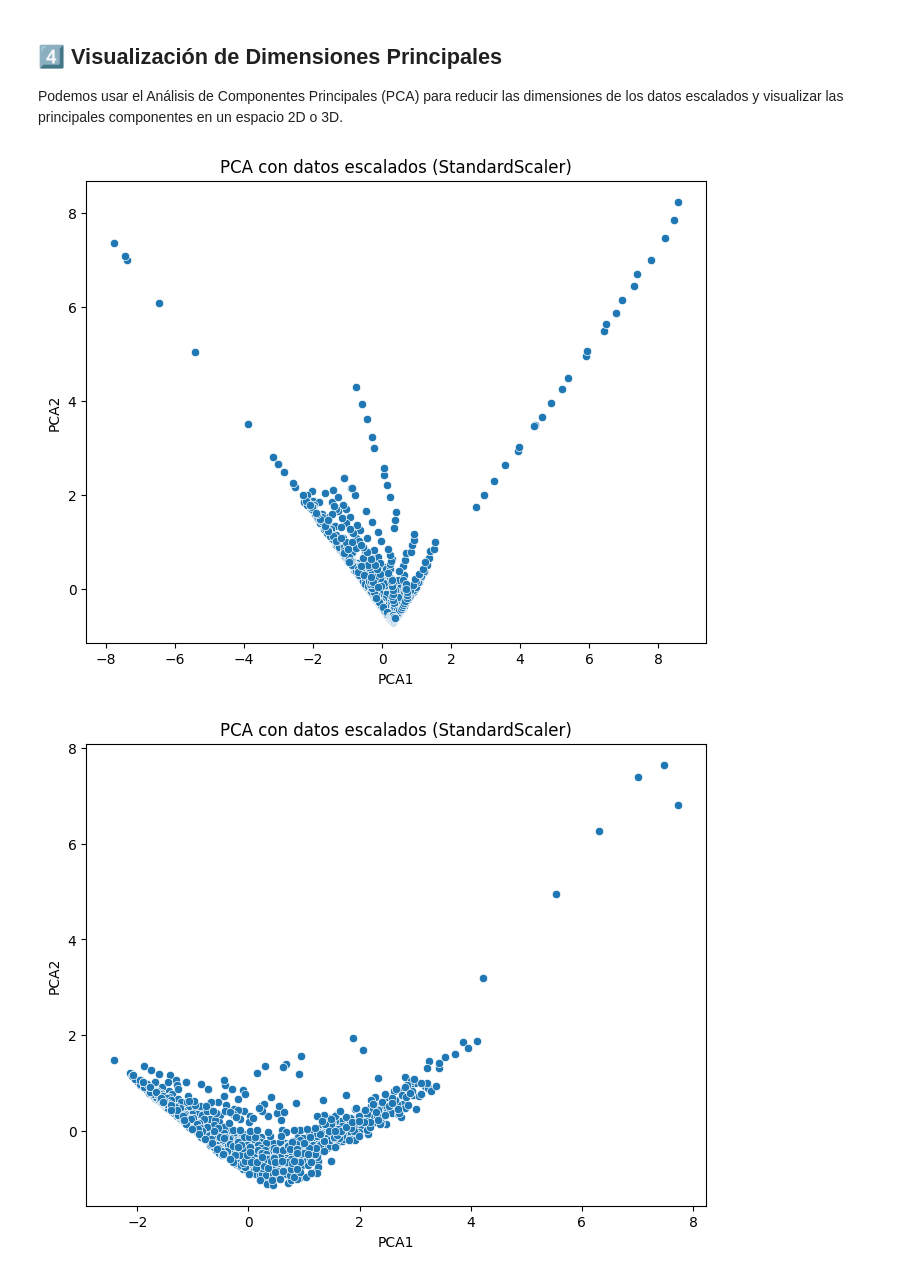
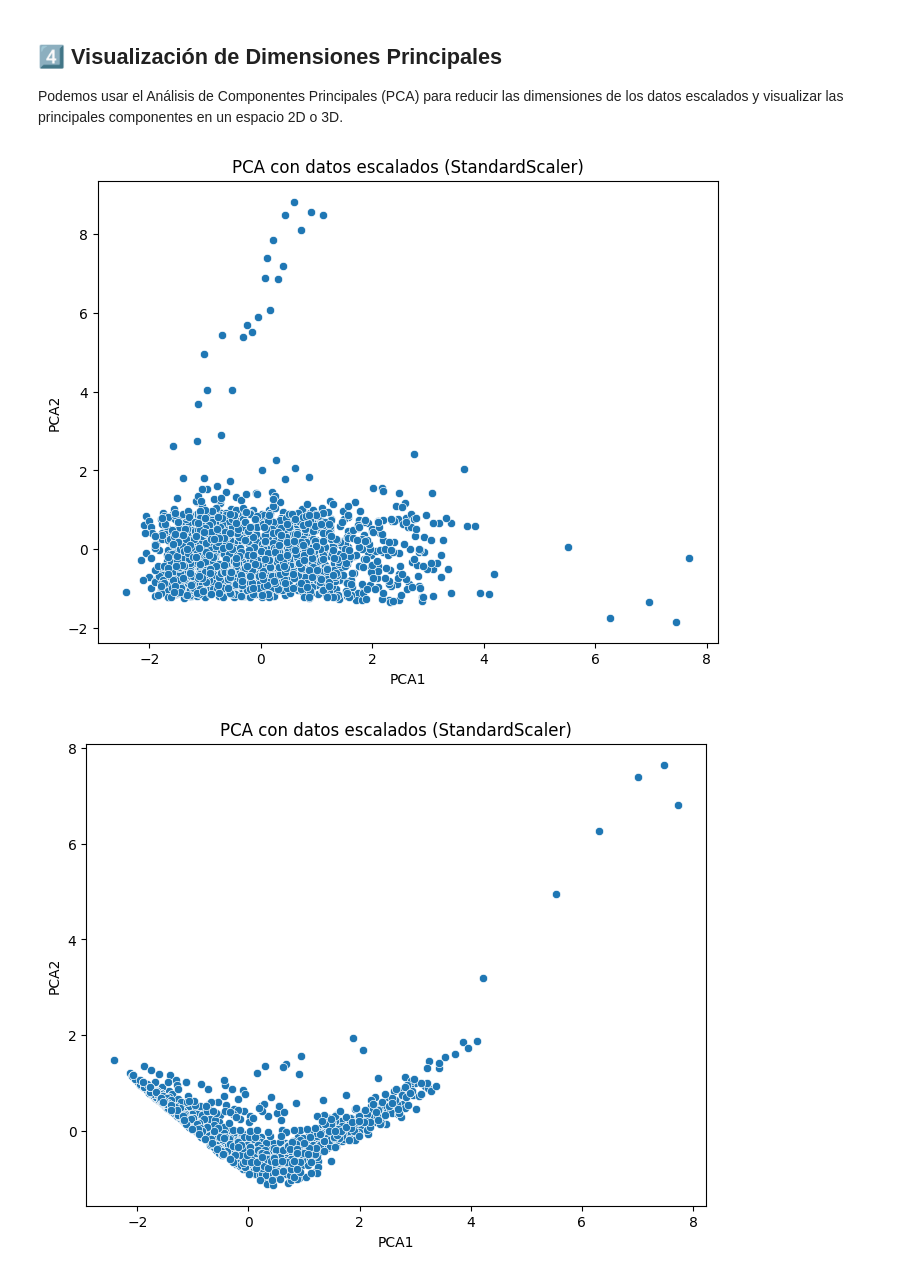
Before and after one commit to leavil/gapminder, a Jupyter notebook: notebooks/Panda_Missing_Gapminder.ipynb, the cells around one changed output. Cells and saved outputs as stored; diff of their text form; code cells hidden in the pictures.

```diff
--- a/notebooks/Panda_Missing_Gapminder.ipynb
+++ b/notebooks/Panda_Missing_Gapminder.ipynb
@@ -678,22 +678,22 @@ Podemos usar el Análisis de Componentes Principales (PCA) para reducir las dime
 # %%
 from sklearn.decomposition import PCA
 
 # Crear PCA con 2 componentes
 pca = PCA(n_components=2)
 
 # Aplicar PCA a los datos escalados (StandardScaler)
-pca_result = pca.fit_transform(df_scaled_standard[columns_to_scale[1:3]])
+pca_result = pca.fit_transform(df_scaled_standard[columns_to_scale])
 
 # Crear un DataFrame con los resultados
 pca_df = pd.DataFrame(data=pca_result, columns=['PCA1', 'PCA2'])
 
 # Graficar los resultados de PCA
 plt.figure(figsize=(8, 6))
 sns.scatterplot(x='PCA1', y='PCA2', data=pca_df)
 plt.title("PCA con datos escalados (StandardScaler)")
 plt.show()
 # %% [output]
-[figure, old version]
+[figure, new version]
 # %%
 from sklearn.decomposition import PCA
 
```
